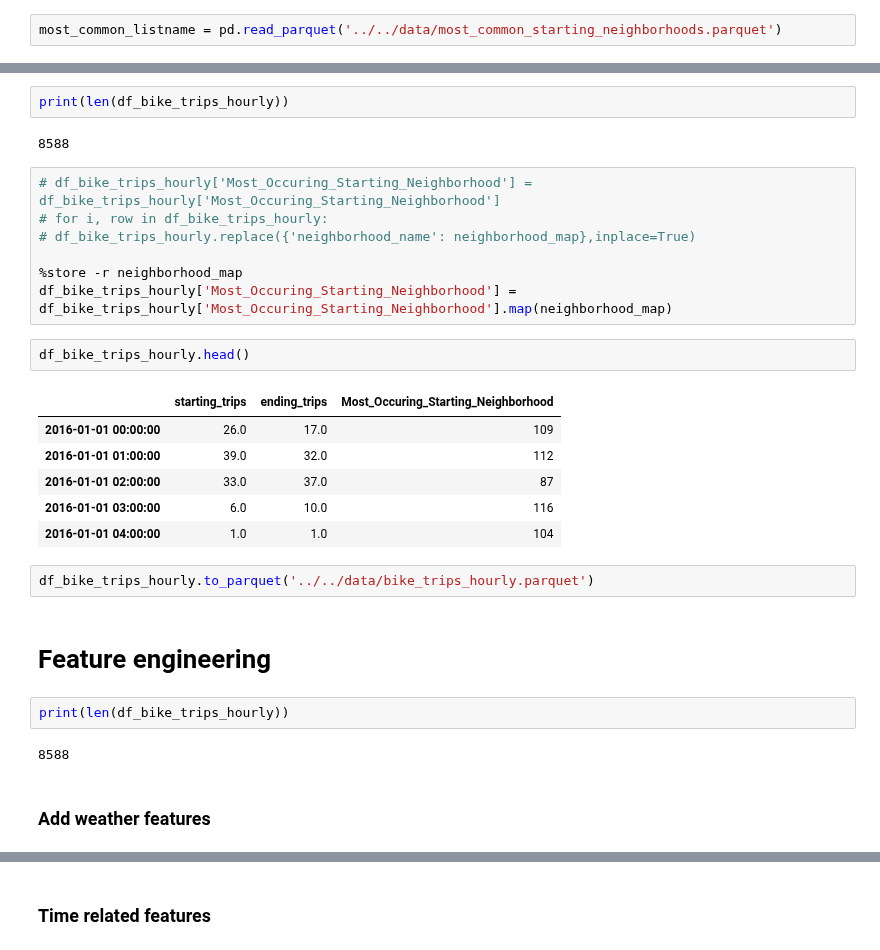
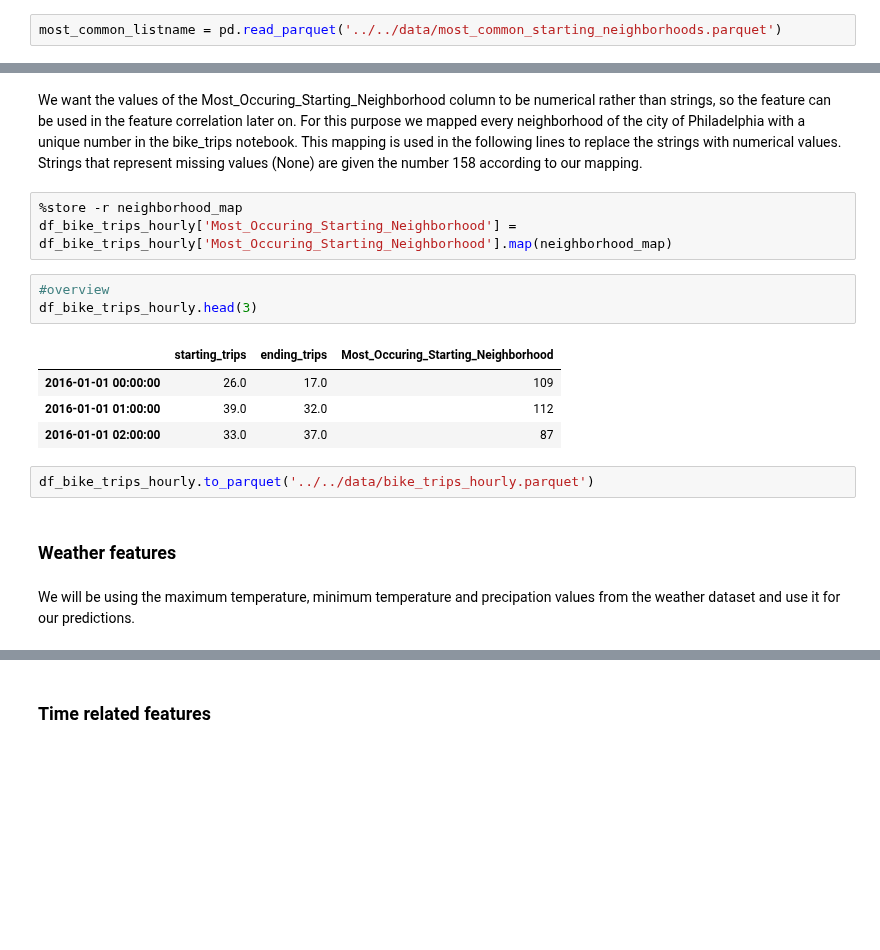
Before and after one commit to Jerematix/dataflow, a Jupyter notebook: notebooks/predictive_analytics/Feature Engineering.ipynb, the cells around one changed output, grey strips where cells are left out. Drawn from its saved outputs; the diff is of its cells as text; blank space fills up the shorter version.

Commit message:
comments+ docu of Feature Engineering file

```diff
--- a/notebooks/predictive_analytics/Feature Engineering.ipynb
+++ b/notebooks/predictive_analytics/Feature Engineering.ipynb
@@ -177,32 +120,21 @@ df_bike_trips_hourly.head()
-# %%
-print(len(df_bike_trips_hourly))
-# %% [output]
-8588
+# %% [markdown]
+We want the values of the Most_Occuring_Starting_Neighborhood column to be numerical rather than strings, so the feature can be used in the feature correlation later on. For this purpose we mapped every neighborhood of the city of Philadelphia with a unique number in the bike_trips notebook. This mapping is used in the following lines to replace the strings with numerical values. Strings that represent missing values (None) are given the number 158 according to our mapping.
 # %%
-# df_bike_trips_hourly['Most_Occuring_Starting_Neighborhood'] = df_bike_trips_hourly['Most_Occuring_Starting_Neighborhood']
-# for i, row in df_bike_trips_hourly:
-# df_bike_trips_hourly.replace({'neighborhood_name': neighborhood_map},inplace=True)
-
 %store -r neighborhood_map
 df_bike_trips_hourly['Most_Occuring_Starting_Neighborhood'] = df_bike_trips_hourly['Most_Occuring_Starting_Neighborhood'].map(neighborhood_map)
 # %%
-df_bike_trips_hourly.head()
+#overview
+df_bike_trips_hourly.head(3)
 # %% [output]
 |  | starting_trips | ending_trips | Most_Occuring_Starting_Neighborhood |
 | 2016-01-01 00:00:00 | 26.0 | 17.0 | 109 |
 | 2016-01-01 01:00:00 | 39.0 | 32.0 | 112 |
 | 2016-01-01 02:00:00 | 33.0 | 37.0 | 87 |
-| 2016-01-01 03:00:00 | 6.0 | 10.0 | 116 |
-| 2016-01-01 04:00:00 | 1.0 | 1.0 | 104 |
 # %%
 df_bike_trips_hourly.to_parquet('../../data/bike_trips_hourly.parquet')
 # %% [markdown]
-# Feature engineering
+### Weather features
-# %%
-print(len(df_bike_trips_hourly))
-# %% [output]
-8588
-# %% [markdown]
-### Add weather features
+# %% [markdown]
+We will be using the maximum temperature, minimum temperature and precipation values from the weather dataset and use it for our predictions.
 # %%
 df_weather = pd.read_parquet('../../data/weather_hourly_philadelphia_cleaned.parquet')
```
Also changed, not shown: parts of 45 cells of this notebook, 1 other file.
